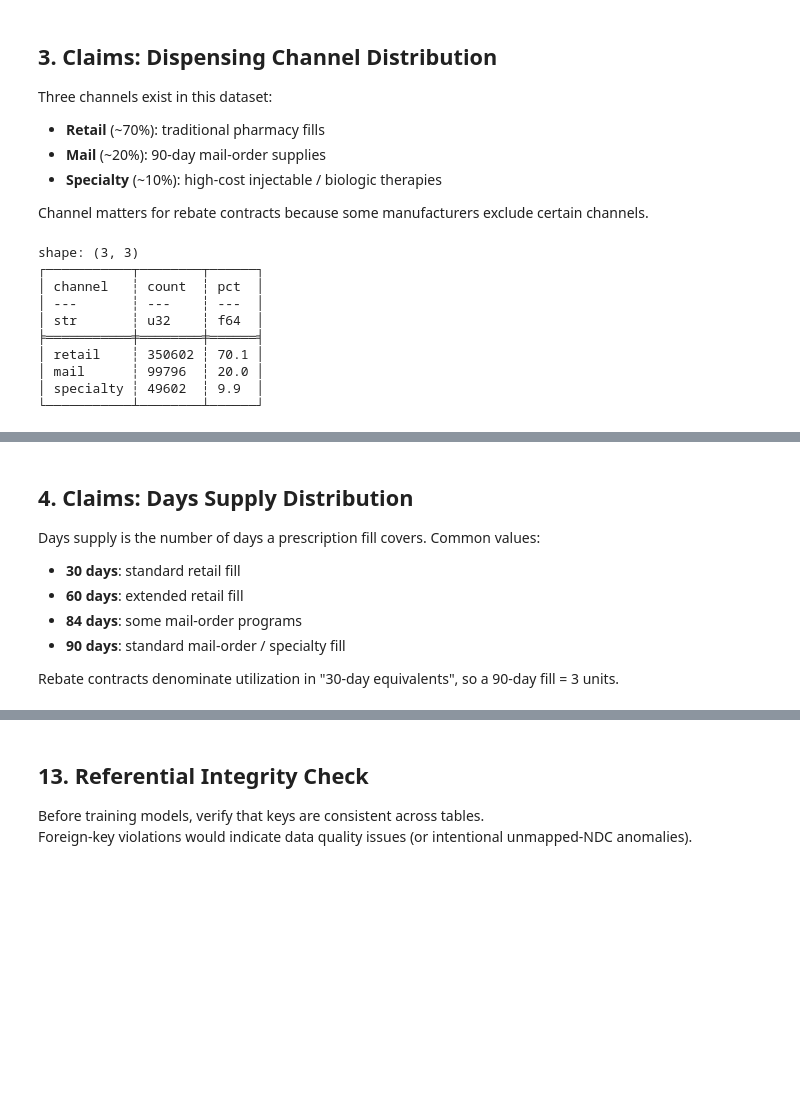
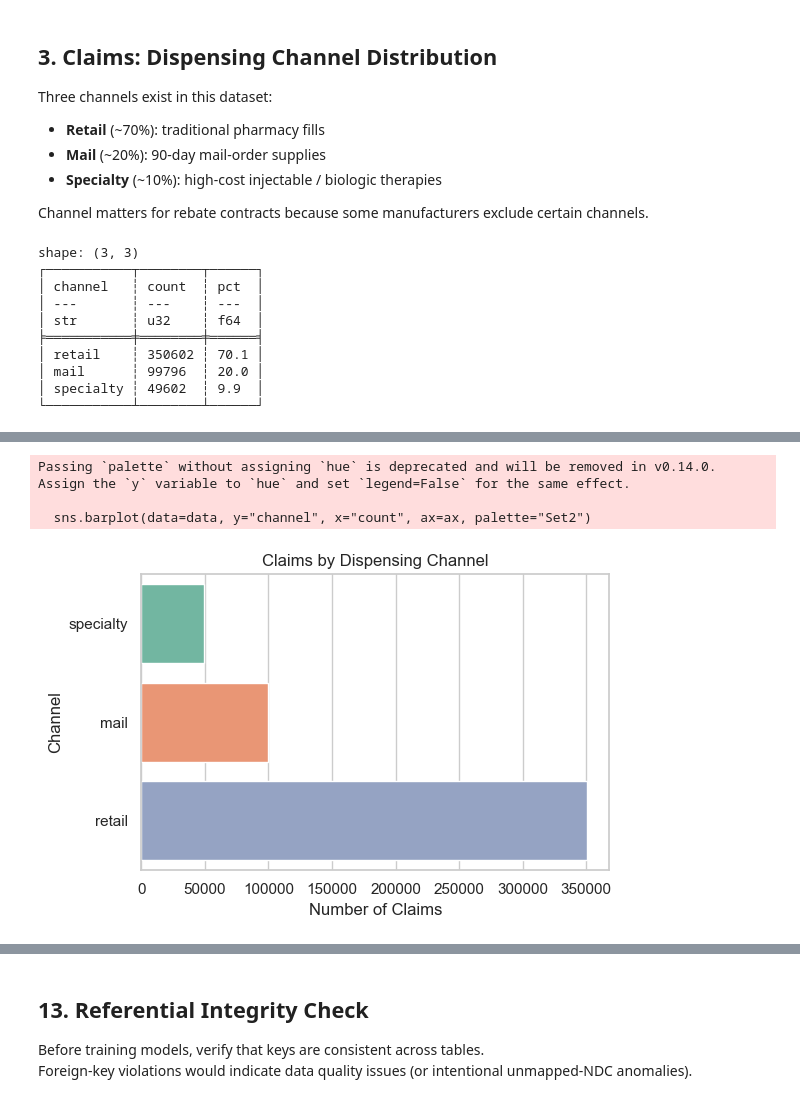
Before and after one commit to ZackLarsen/anomaly-detection, a Jupyter notebook: notebooks/01_generate_demo_data.ipynb, the cells around one changed output, grey strips where cells are left out. Saved outputs shown, nothing was run; the diff lists cells and outputs as text; code cells hidden in the pictures; blank space fills up the shorter version.

```diff
--- a/notebooks/01_generate_demo_data.ipynb
+++ b/notebooks/01_generate_demo_data.ipynb
@@ -16,5 +16,9 @@ The data is generated by `src/synthetic_data_gen/` and saved to `data/synthetic/
 # %%
 import polars as pl
 import numpy as np
-import altair as alt
+import matplotlib.pyplot as plt
+import seaborn as sns
 from pathlib import Path
+
+# Set seaborn style
+sns.set_theme(style="whitegrid", palette="husl")
@@ -84,18 +81,15 @@ channel_counts = (
 
 print(channel_counts)
 
-chart = (
-    alt.Chart(channel_counts.to_pandas())
-    .mark_bar()
-    .encode(
-        x=alt.X("channel:N", sort="-y", title="Channel"),
-        y=alt.Y("count:Q", title="Number of Claims"),
-        color=alt.Color("channel:N", legend=None),
-        tooltip=["channel", "count", "pct"],
-    )
-    .properties(title="Claims by Dispensing Channel", width=400, height=300)
-)
-chart
+# Plot with seaborn
+fig, ax = plt.subplots(figsize=(6, 4))
+data = channel_counts.to_pandas().sort_values("count", ascending=True)
+sns.barplot(data=data, y="channel", x="count", ax=ax, palette="Set2")
+ax.set_title("Claims by Dispensing Channel")
+ax.set_xlabel("Number of Claims")
+ax.set_ylabel("Channel")
+plt.tight_layout()
+plt.show()
 # %% [output]
 shape: (3, 3)
 ┌───────────┬────────┬──────┐
@@ -111,13 +104,7 @@ shape: (3, 3)
+Passing `palette` without assigning `hue` is deprecated and will be removed in v0.14.0. Assign the `y` variable to `hue` and set `legend=False` for the same effect.
+
+  sns.barplot(data=data, y="channel", x="count", ax=ax, palette="Set2")
+[figure, added]
-# %% [markdown]
-## 4. Claims: Days Supply Distribution
-
-Days supply is the number of days a prescription fill covers.  Common values:
-- **30 days**: standard retail fill
-- **60 days**: extended retail fill
-- **84 days**: some mail-order programs
-- **90 days**: standard mail-order / specialty fill
-
-Rebate contracts denominate utilization in "30-day equivalents", so a 90-day fill = 3 units.
 # %%
 days_counts = (
     claims
```
Also changed, not shown: parts of 22 cells of this notebook, 4 other files.
